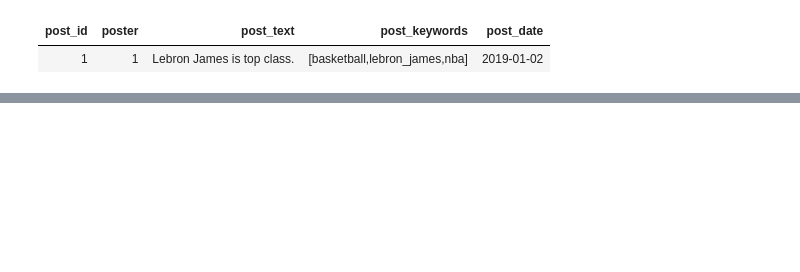
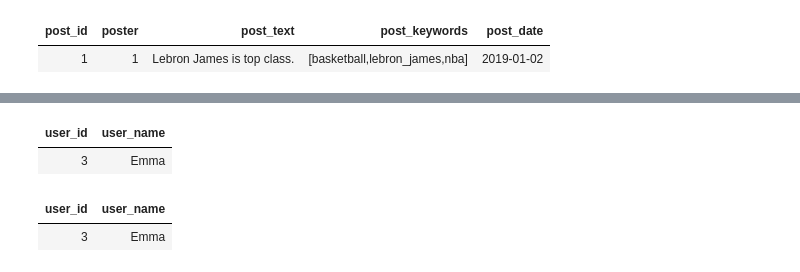
Before and after one commit to prasad-nimbalkar/Interview-Questions, a Jupyter notebook: sql-interview-questions.ipynb.ipynb, the cells around one changed output, grey strips where cells are left out. Cells and saved outputs as stored; diff of their text form; code cells hidden in the pictures; blank space fills up the shorter version.

Commit message:
sql- subquery-join and forecast related

```diff
--- a/sql-interview-questions.ipynb.ipynb
+++ b/sql-interview-questions.ipynb.ipynb
@@ -1657,0 +1669,30 @@ WHERE r.reaction = 'heart';
+# %%
+%sql
+-- using Subquery/JOIN
+SELECT u.user_id, u.user_name
+FROM users u
+JOIN friends f1 ON u.user_id = f1.friend_id
+JOIN friends f2 ON u.user_id = f2.friend_id
+WHERE f1.user_id = (SELECT user_id FROM users WHERE user_name = 'Karl')
+  AND f2.user_id = (SELECT user_id FROM users WHERE user_name = 'Hans');
+# %% [output]
+| user_id | user_name |
+| 3 | Emma |
+# %%
+%sql
+-- using CTE
+WITH karl_friends AS (
+    SELECT friend_id FROM friends
+    WHERE user_id = (SELECT user_id FROM users WHERE user_name = 'Karl')
+),
+hans_friends AS (
+    SELECT friend_id FROM friends
+    WHERE user_id = (SELECT user_id FROM users WHERE user_name = 'Hans')
+)
+SELECT u.user_id, u.user_name
+FROM users u
+JOIN karl_friends k ON u.user_id = k.friend_id
+JOIN hans_friends h ON u.user_id = h.friend_id;
+# %% [output]
+| user_id | user_name |
+| 3 | Emma |
```
Also changed, not shown: parts of 6 cells of this notebook.
